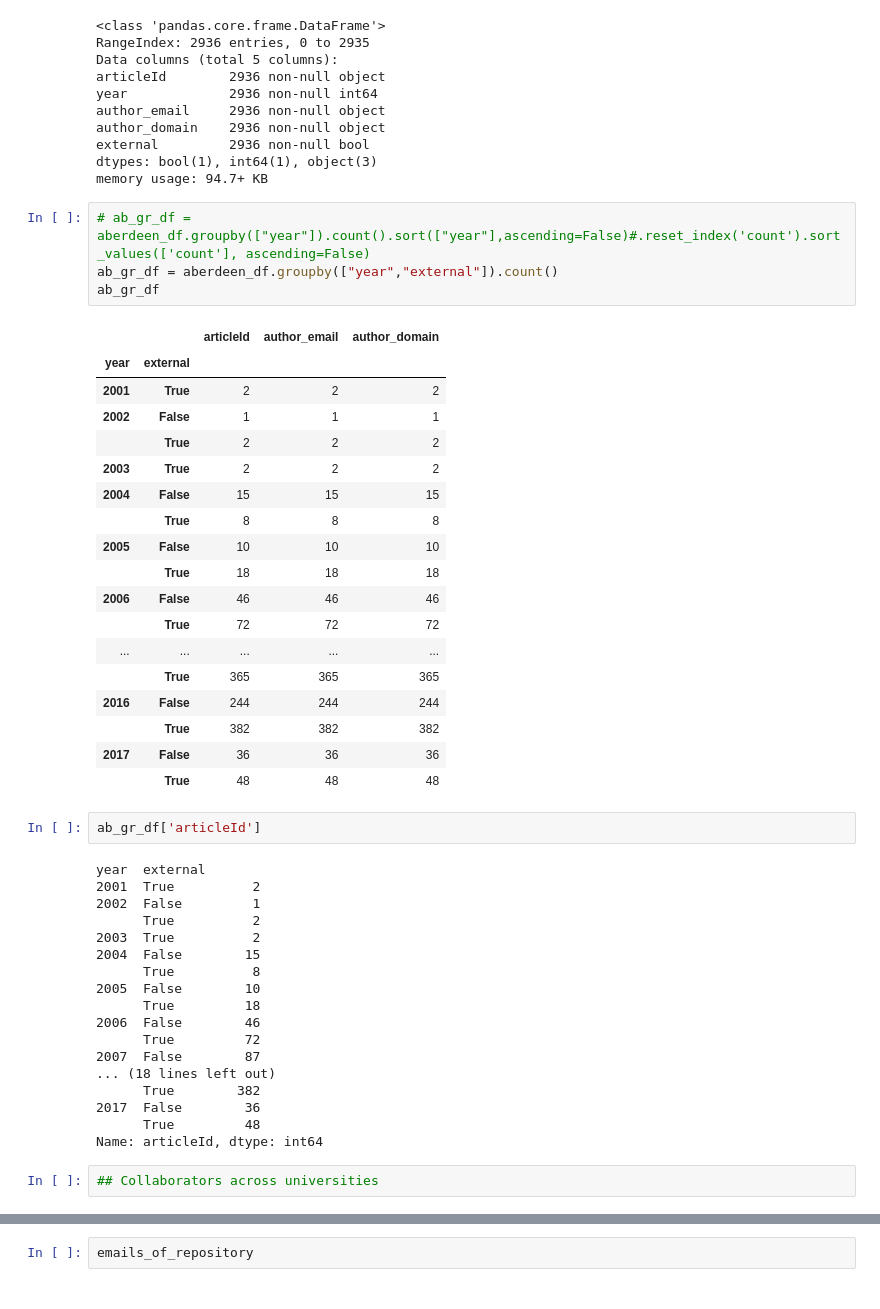
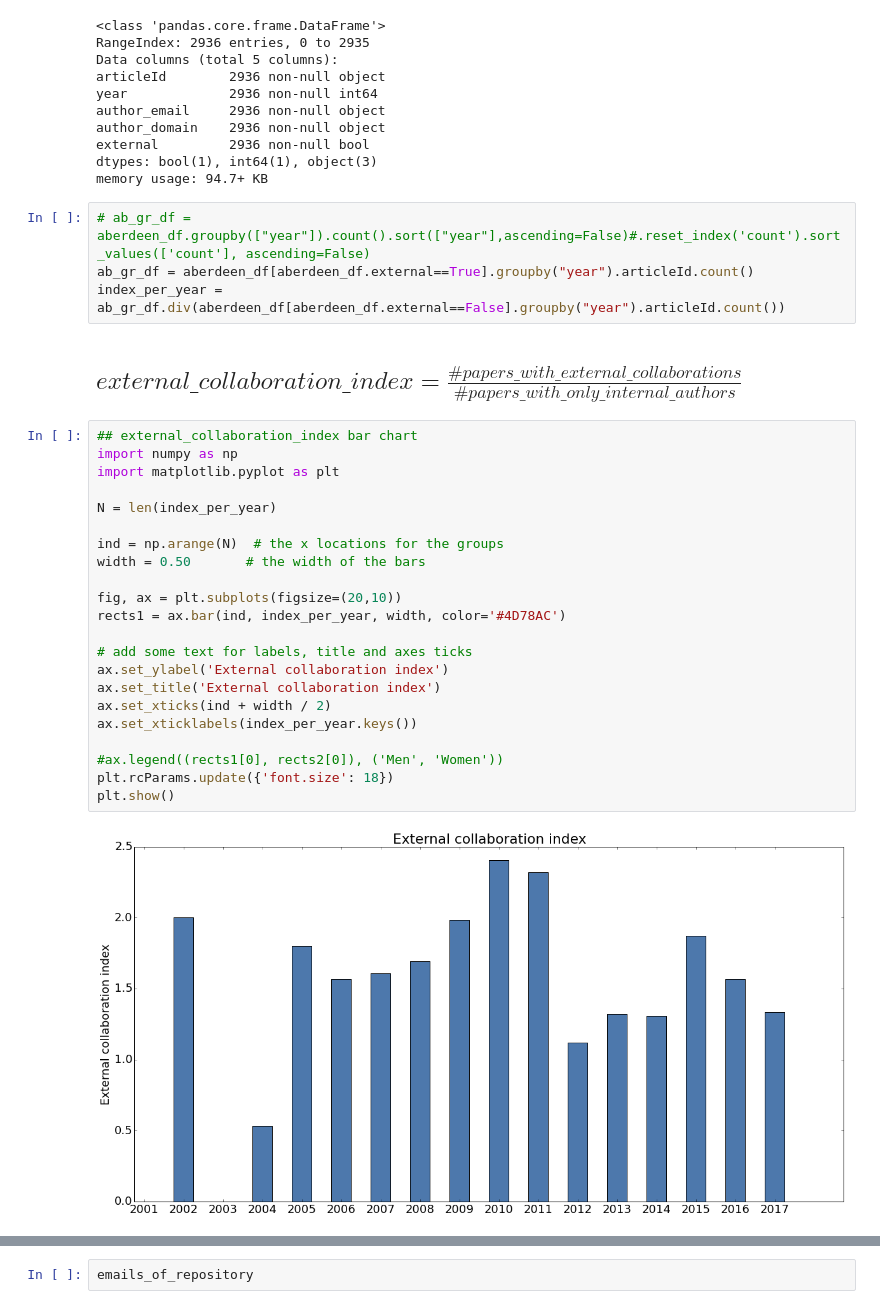
Before and after one commit to oacore/collaboration_discovery_experiment, a Jupyter notebook: tdm demo.ipynb, the cells around one changed output, grey strips where cells are left out. Cells and saved outputs as stored; diff of their text form.

```diff
--- a/tdm demo.ipynb
+++ b/tdm demo.ipynb
@@ -1129,49 +1047,34 @@ dtypes: bool(1), int64(1), object(3)
 memory usage: 94.7+ KB
 # %%
 # ab_gr_df = aberdeen_df.groupby(["year"]).count().sort(["year"],ascending=False)#.reset_index('count').sort_values(['count'], ascending=False)
-ab_gr_df = aberdeen_df.groupby(["year","external"]).count()
-ab_gr_df
+ab_gr_df = aberdeen_df[aberdeen_df.external==True].groupby("year").articleId.count()
+index_per_year = ab_gr_df.div(aberdeen_df[aberdeen_df.external==False].groupby("year").articleId.count())
-# %% [output]
-|  |  | articleId | author_email | author_domain |
-| year | external |  |  |  |
-| 2001 | True | 2 | 2 | 2 |
-| 2002 | False | 1 | 1 | 1 |
-|  | True | 2 | 2 | 2 |
-| 2003 | True | 2 | 2 | 2 |
-| 2004 | False | 15 | 15 | 15 |
-|  | True | 8 | 8 | 8 |
-| 2005 | False | 10 | 10 | 10 |
-|  | True | 18 | 18 | 18 |
-| 2006 | False | 46 | 46 | 46 |
-|  | True | 72 | 72 | 72 |
-| ... | ... | ... | ... | ... |
-|  | True | 365 | 365 | 365 |
-| 2016 | False | 244 | 244 | 244 |
-|  | True | 382 | 382 | 382 |
-| 2017 | False | 36 | 36 | 36 |
-|  | True | 48 | 48 | 48 |
-# %%
-ab_gr_df['articleId']
-# %% [output]
-year  external
-2001  True          2
-2002  False         1
-      True          2
-2003  True          2
-2004  False        15
-      True          8
-2005  False        10
-      True         18
-2006  False        46
-      True         72
-2007  False        87
-... (18 lines left out)
-      True        382
-2017  False        36
-      True         48
-Name: articleId, dtype: int64
-# %%
-## Collaborators across universities
+# %% [markdown]
+## $external\_collaboration\_index = \frac{\# papers\_with\_external\_collaborations}{\# papers\_with\_only\_internal\_authors}$
+# %%
+## external_collaboration_index bar chart
+import numpy as np
+import matplotlib.pyplot as plt
+
+N = len(index_per_year)
+
+ind = np.arange(N)  # the x locations for the groups
+width = 0.50       # the width of the bars
+
+fig, ax = plt.subplots(figsize=(20,10))
+rects1 = ax.bar(ind, index_per_year, width, color='#4D78AC')
+
+# add some text for labels, title and axes ticks
+ax.set_ylabel('External collaboration index')
+ax.set_title('External collaboration index')
+ax.set_xticks(ind + width / 2)
+ax.set_xticklabels(index_per_year.keys())
+
+#ax.legend((rects1[0], rects2[0]), ('Men', 'Women'))
+plt.rcParams.update({'font.size': 18})
+plt.show()
+# %% [output]
+[figure, added]
 # %%
 emails_of_repository=dict()
 cached_repos=[1,86,39,136,48]
```
Also changed, not shown: parts of 83 cells of this notebook.
